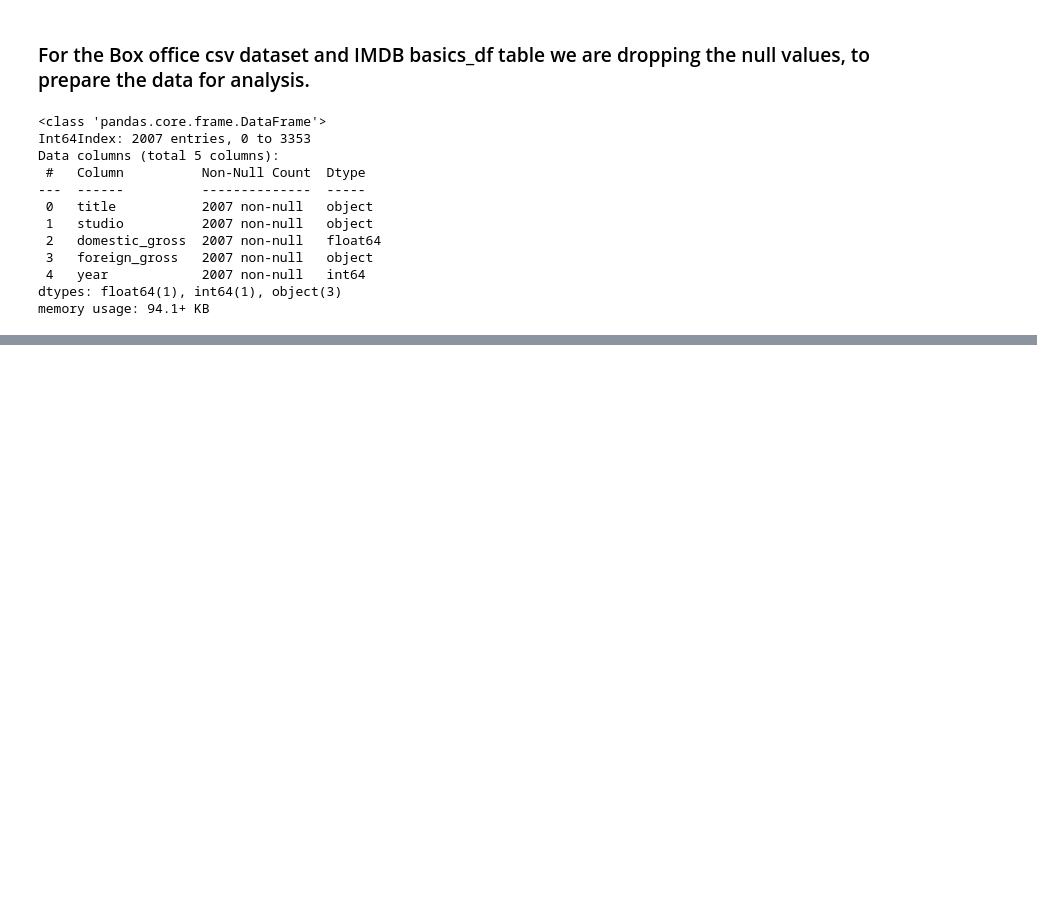
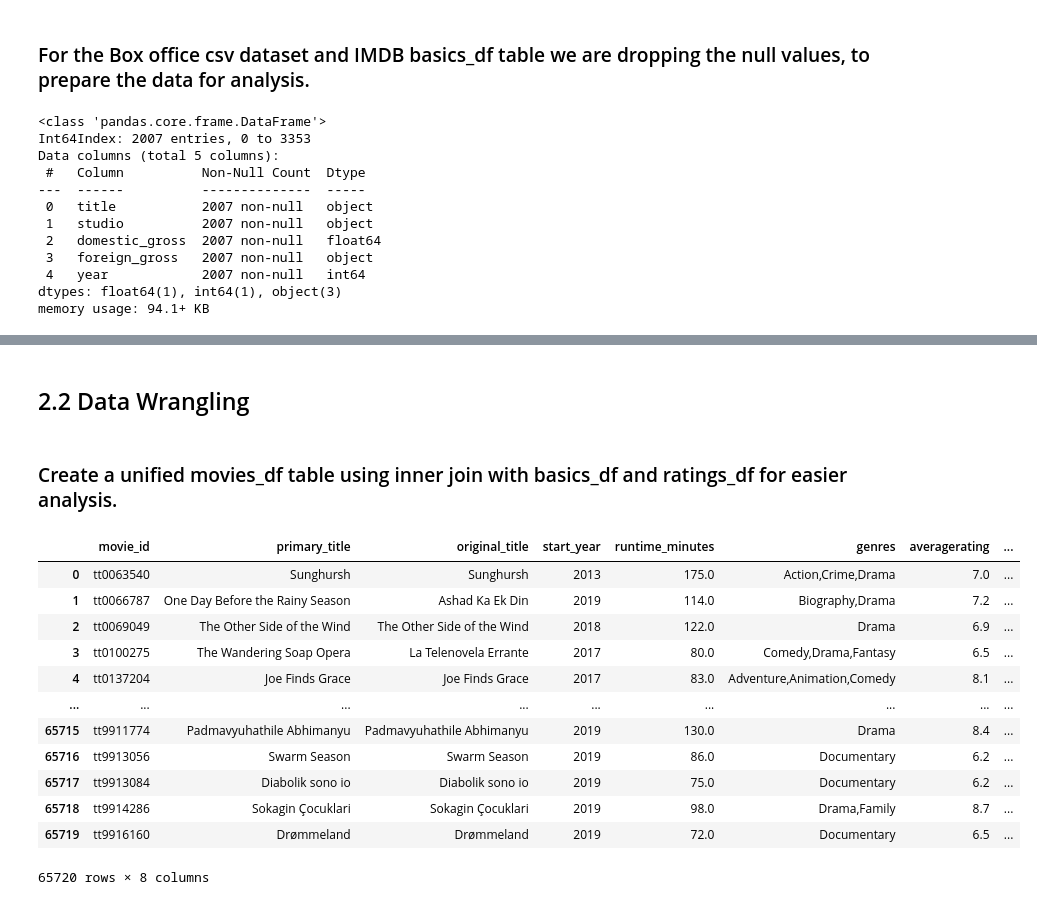
Before and after one commit to tingly-amua/Box-Office-Movie-Analysis, a Jupyter notebook: project.ipynb, the cells around one changed output, grey strips where cells are left out. Saved outputs shown, nothing was run; the diff lists cells and outputs as text; code cells hidden in the pictures; blank space fills up the shorter version.

```diff
--- a/project.ipynb
+++ b/project.ipynb
@@ -214,0 +248,22 @@ memory usage: 6.0+ MB
+# %% [markdown]
+## 2.2 Data Wrangling
+# %% [markdown]
+### Create a unified movies_df table using inner join with basics_df and ratings_df for easier analysis.
+# %%
+#merging on 'movie_id' which is similar in both tables
+movies_df = pd.merge(basics_df, ratings_df, on = "movie_id", how = "inner")
+movies_df
+# %% [output]
+|  | movie_id | primary_title | original_title | start_year | runtime_minutes | genres | averagerating | ... |
+| 0 | tt0063540 | Sunghursh | Sunghursh | 2013 | 175.0 | Action,Crime,Drama | 7.0 | ... |
+| 1 | tt0066787 | One Day Before the Rainy Season | Ashad Ka Ek Din | 2019 | 114.0 | Biography,Drama | 7.2 | ... |
+| 2 | tt0069049 | The Other Side of the Wind | The Other Side of the Wind | 2018 | 122.0 | Drama | 6.9 | ... |
+| 3 | tt0100275 | The Wandering Soap Opera | La Telenovela Errante | 2017 | 80.0 | Comedy,Drama,Fantasy | 6.5 | ... |
+| 4 | tt0137204 | Joe Finds Grace | Joe Finds Grace | 2017 | 83.0 | Adventure,Animation,Comedy | 8.1 | ... |
+| ... | ... | ... | ... | ... | ... | ... | ... | ... |
+| 65715 | tt9911774 | Padmavyuhathile Abhimanyu | Padmavyuhathile Abhimanyu | 2019 | 130.0 | Drama | 8.4 | ... |
+| 65716 | tt9913056 | Swarm Season | Swarm Season | 2019 | 86.0 | Documentary | 6.2 | ... |
+| 65717 | tt9913084 | Diabolik sono io | Diabolik sono io | 2019 | 75.0 | Documentary | 6.2 | ... |
+| 65718 | tt9914286 | Sokagin Çocuklari | Sokagin Çocuklari | 2019 | 98.0 | Drama,Family | 8.7 | ... |
+| 65719 | tt9916160 | Drømmeland | Drømmeland | 2019 | 72.0 | Documentary | 6.5 | ... |
+65720 rows × 8 columns
```
Also changed, not shown: parts of 12 cells of this notebook.
